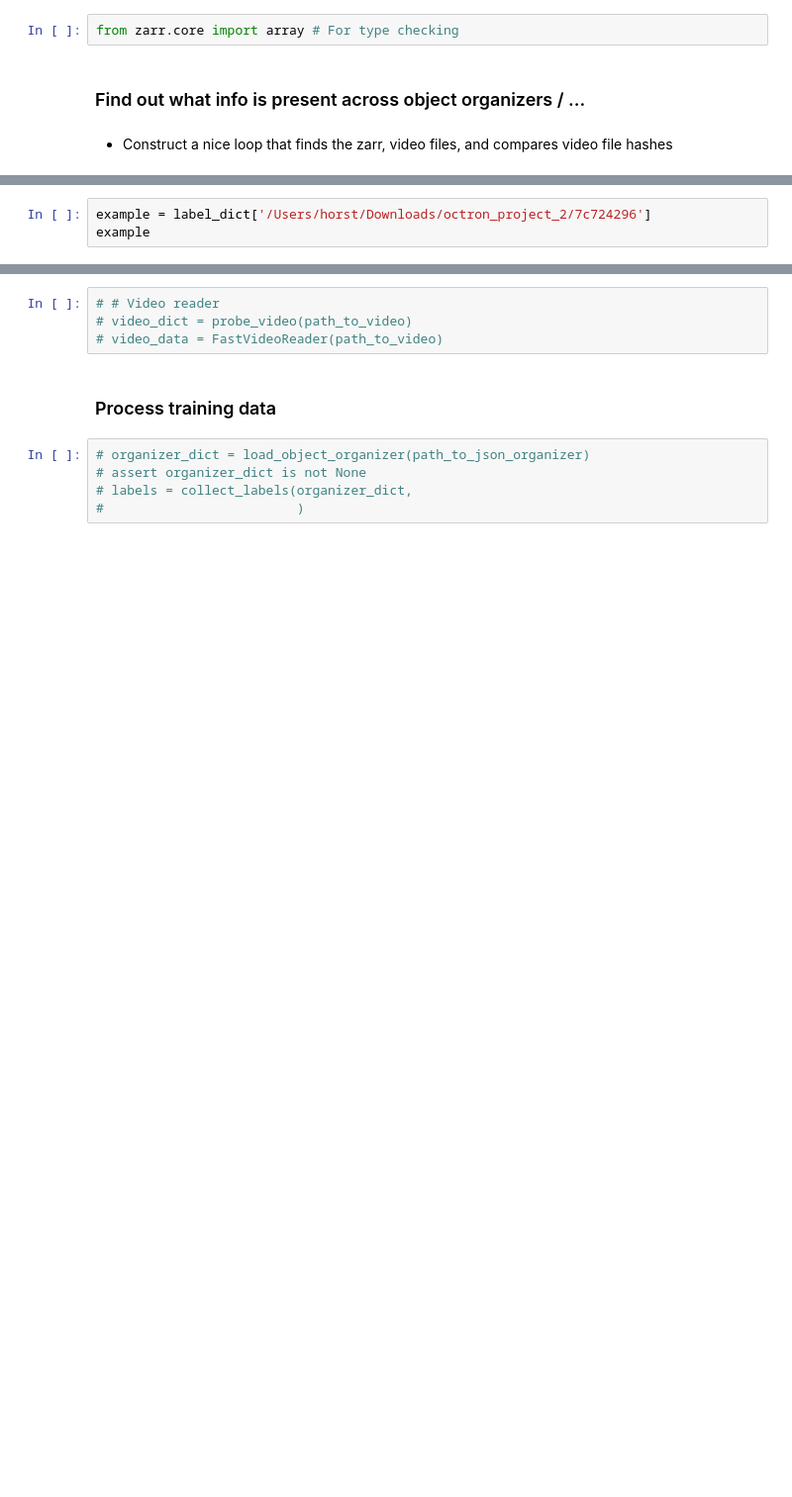
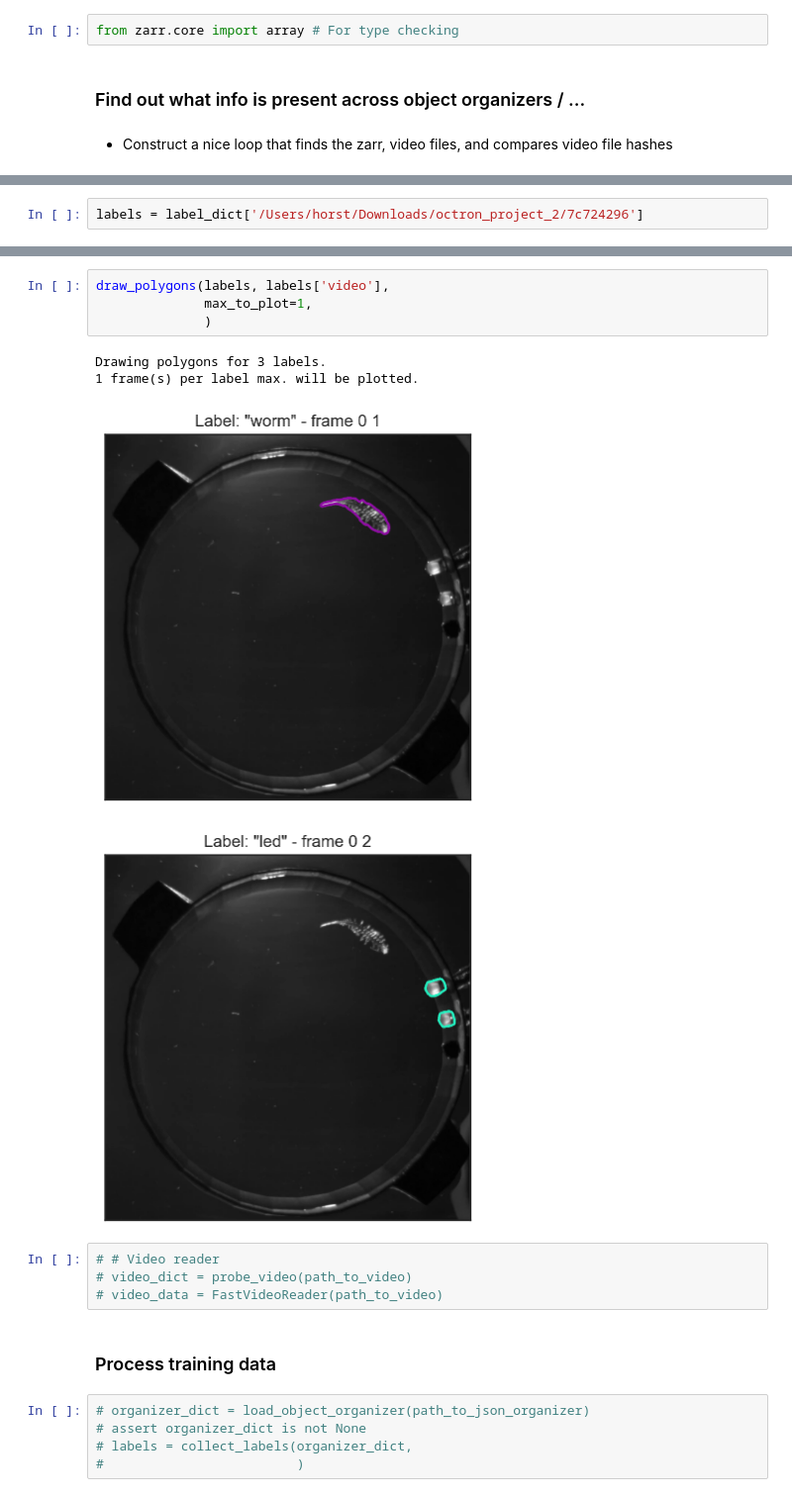
Before and after one commit to horsto/OCTRON-GUI, a Jupyter notebook: octron/notebooks/napari_yolo.ipynb, the cells around one changed output, grey strips where cells are left out. Shown: that part at 99% size. Drawn from its saved outputs; the diff is of its cells as text; blank space fills up the shorter version.

```diff
--- a/octron/notebooks/napari_yolo.ipynb
+++ b/octron/notebooks/napari_yolo.ipynb
@@ -55,3 +54,2 @@ label_dict = collect_labels(project_path, prune_empty_labels=True, verbose=False
 # %%
-example = label_dict['/Users/horst/Downloads/octron_project_2/7c724296']
-example
+labels = label_dict['/Users/horst/Downloads/octron_project_2/7c724296']
@@ -75,3 +114,12 @@ example
+# %%
+draw_polygons(labels, labels['video'],
+              max_to_plot=1,
+              )
+# %% [output]
+Drawing polygons for 3 labels.
+1 frame(s) per label max. will be plotted.
+[figure, added]
+[figure, added]
 # %%
 # # Video reader
 # video_dict = probe_video(path_to_video)
```
Also changed, not shown: parts of 5 cells of this notebook.
